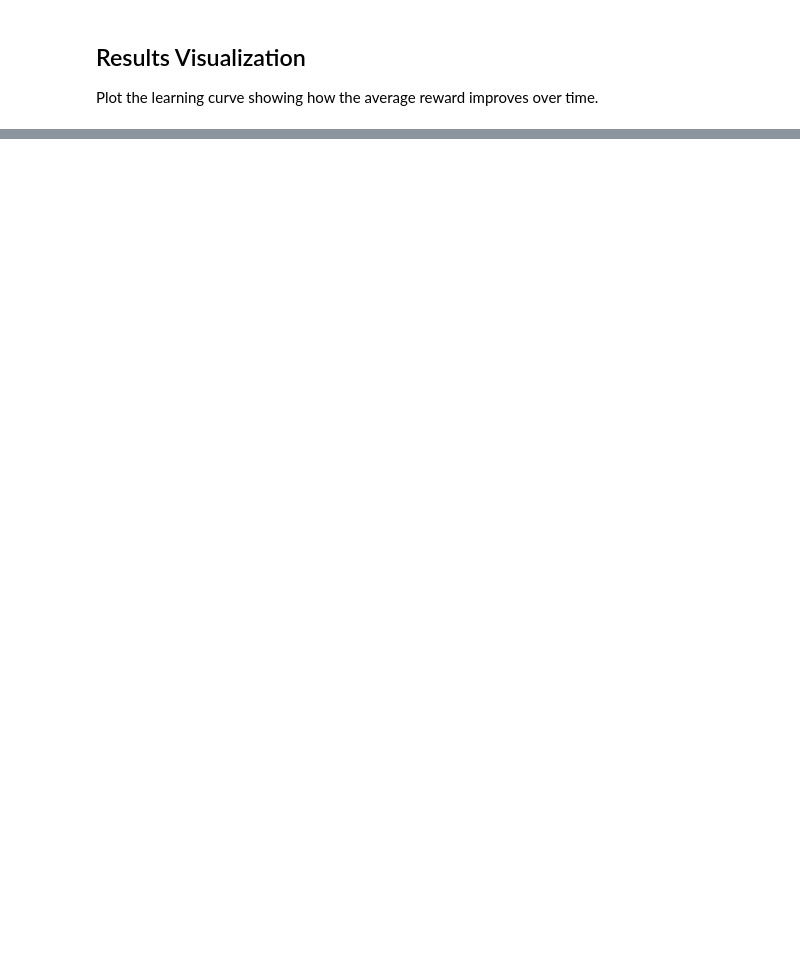
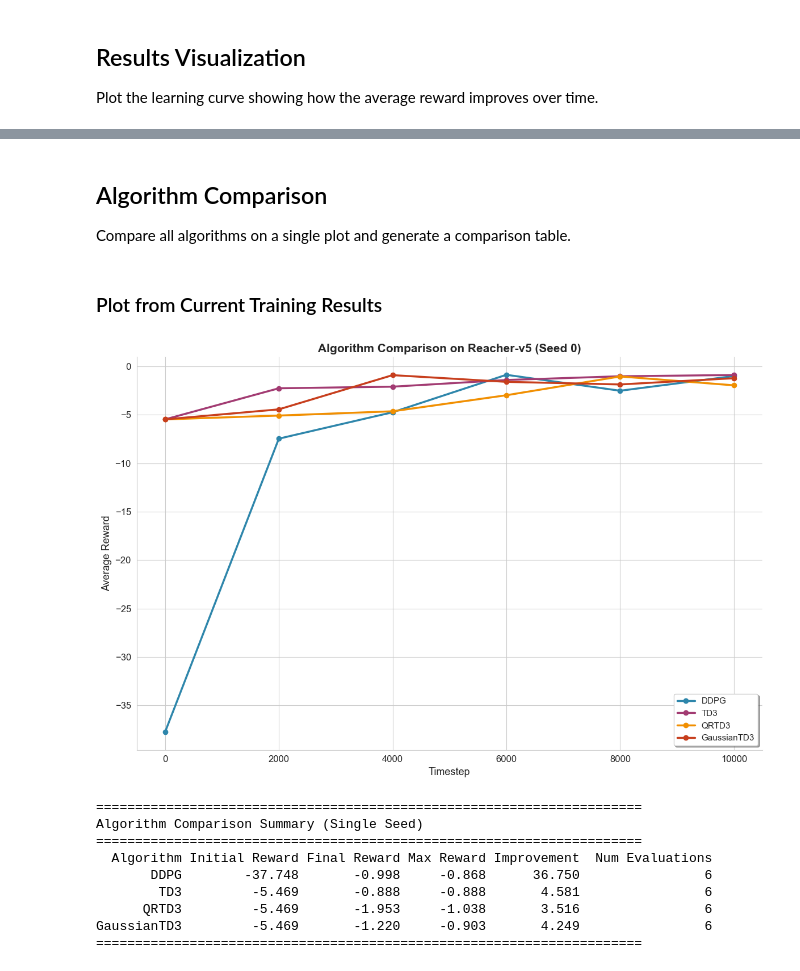
Before and after one commit to anantgupta2/DRL_Group2_DDPG_TD3, a Jupyter notebook: algorithm_comparison.ipynb, the cells around one changed output, grey strips where cells are left out. Saved outputs shown, nothing was run; the diff lists cells and outputs as text; code cells hidden in the pictures; blank space fills up the shorter version.

```diff
--- a/algorithm_comparison.ipynb
+++ b/algorithm_comparison.ipynb
@@ -324,0 +673,66 @@ For more details, see the individual algorithm files: `DDPG.py`, `OurDDPG.py`, `
+# %% [markdown]
+## Algorithm Comparison
+
+Compare all algorithms on a single plot and generate a comparison table.
+# %% [markdown]
+### Plot from Current Training Results
+# %%
+# Plot comparison from current training session (single seed)
+if all_results:
+    plt.figure(figsize=(12, 8))
+
+    colors = {
+        'DDPG': '#2E86AB',      # Beautiful blue
+        'TD3': '#A23B72',        # Rich purple
+        'QRTD3': '#F18F01',      # Vibrant orange
+        'GaussianTD3': '#C73E1D'  # Deep red
+    }
+
+    # Plot all algorithms on the same figure
+    for algo_name, results in all_results.items():
+        plt.plot(results['timesteps'], results['evaluations'],
+                marker='o', linewidth=2.5, markersize=6,
+                label=algo_name, color=colors.get(algo_name, 'black'))
+
+    # Set labels, title, legend (outside the loop)
+    plt.xlabel('Timestep', fontsize=13)
+    plt.ylabel('Average Reward', fontsize=13)
+    plt.title(f'Algorithm Comparison on {ENV_NAME} (Seed {SEED})',
+              fontsize=15, fontweight='bold')
+    plt.legend(fontsize=11, frameon=True, fancybox=True, shadow=True, loc='best')
+    plt.tight_layout()
+    sns.despine()
+    plt.show()
+
+    # Create comparison table
+    comparison_data = []
+    for algo_name, results in all_results.items():
+        evaluations = results['evaluations']
+        comparison_data.append({
+            'Algorithm': algo_name,
+            'Initial Reward': f"{evaluations[0]:.3f}",
+            'Final Reward': f"{evaluations[-1]:.3f}",
+            'Max Reward': f"{max(evaluations):.3f}",
+            'Improvement': f"{evaluations[-1] - evaluations[0]:.3f}",
+            'Num Evaluations': len(evaluations)
+        })
+
+    df = pd.DataFrame(comparison_data)
+    print("\n" + "="*70)
+    print("Algorithm Comparison Summary (Single Seed)")
+    print("="*70)
+    print(df.to_string(index=False))
+    print("="*70)
+else:
+    print("No results available. Run the training sections above first.")
+# %% [output]
+[figure, added]
+======================================================================
+Algorithm Comparison Summary (Single Seed)
+======================================================================
+  Algorithm Initial Reward Final Reward Max Reward Improvement  Num Evaluations
+       DDPG        -37.748       -0.998     -0.868      36.750                6
+        TD3         -5.469       -0.888     -0.888       4.581                6
+      QRTD3         -5.469       -1.953     -1.038       3.516                6
+GaussianTD3         -5.469       -1.220     -0.903       4.249                6
+======================================================================
```
Also changed, not shown: parts of 21 cells of this notebook, 1 other file.
